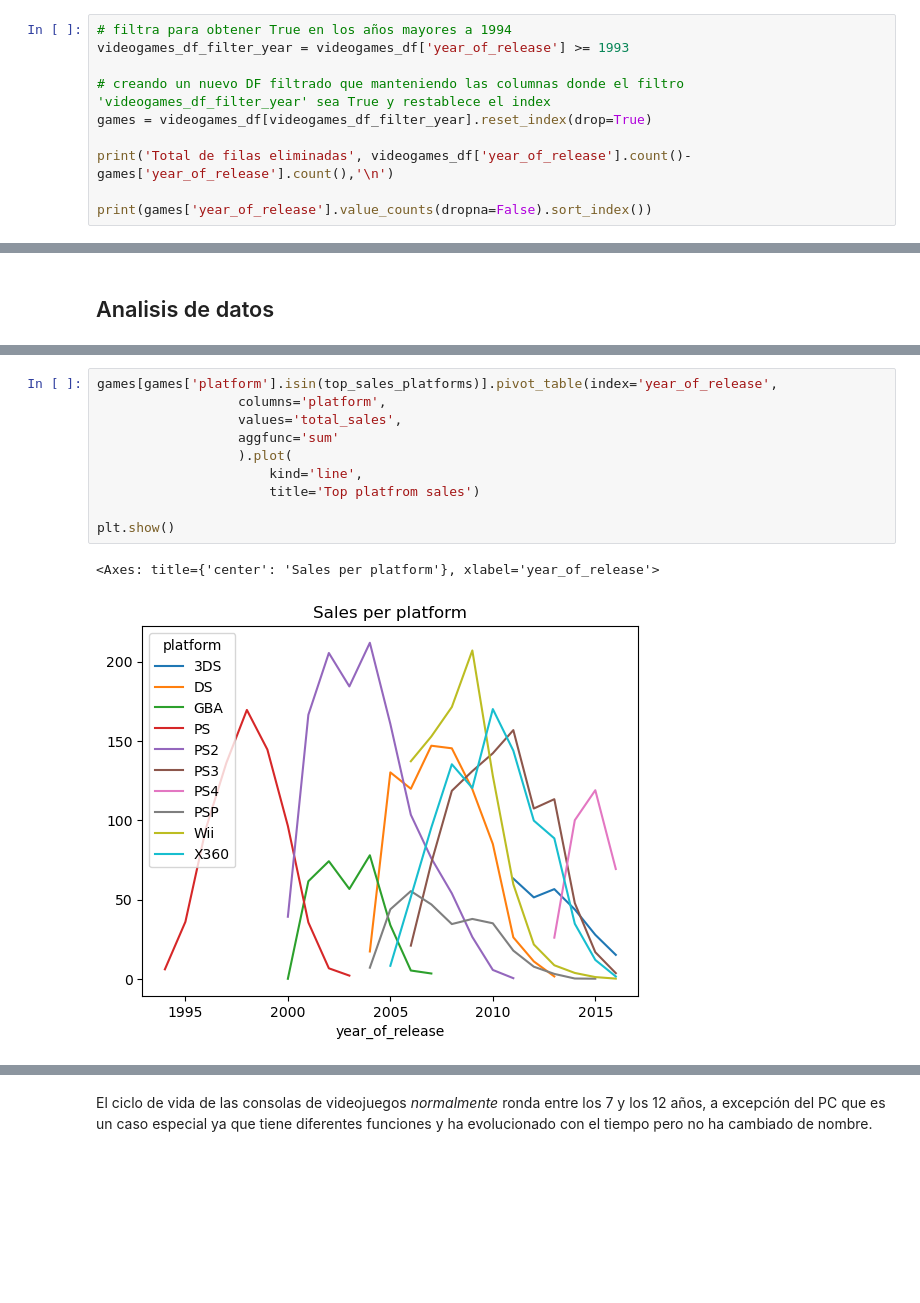
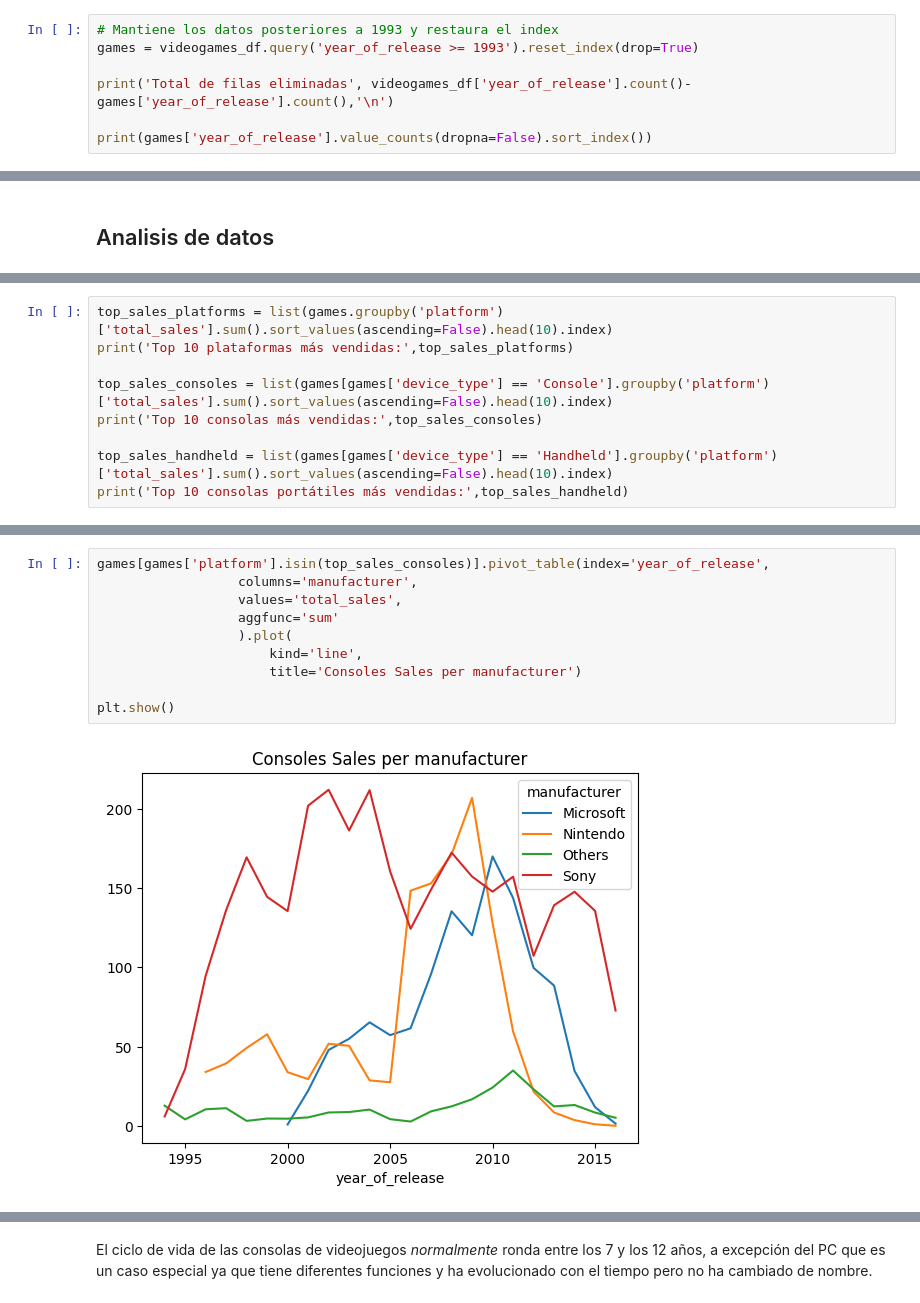
Before and after one commit to enzolozag/videogames_ttp, a Jupyter notebook: notebooks/videogames.ipynb, the cells around one changed output, grey strips where cells are left out. Saved outputs shown, nothing was run; the diff lists cells and outputs as text; blank space fills up the shorter version.

```diff
--- a/notebooks/videogames.ipynb
+++ b/notebooks/videogames.ipynb
@@ -179,11 +179,8 @@ Name: count, dtype: int64
 <Axes: xlabel='year_of_release'>
 [figure]
 # %%
-# filtra para obtener True en los años mayores a 1994
-videogames_df_filter_year = videogames_df['year_of_release'] >= 1993
-
-# creando un nuevo DF filtrado que manteniendo las columnas donde el filtro 'videogames_df_filter_year' sea True y restablece el index
-games = videogames_df[videogames_df_filter_year].reset_index(drop=True)
+# Mantiene los datos posteriores a 1993 y restaura el index
+games = videogames_df.query('year_of_release >= 1993').reset_index(drop=True)
 
 print('Total de filas eliminadas', videogames_df['year_of_release'].count()-games['year_of_release'].count(),'\n')
 
@@ -442,0 +494,9 @@ print(top_sales_platforms)
+# %%
+top_sales_platforms = list(games.groupby('platform')['total_sales'].sum().sort_values(ascending=False).head(10).index)
+print('Top 10 plataformas más vendidas:',top_sales_platforms)
+
+top_sales_consoles = list(games[games['device_type'] == 'Console'].groupby('platform')['total_sales'].sum().sort_values(ascending=False).head(10).index)
+print('Top 10 consolas más vendidas:',top_sales_consoles)
+
+top_sales_handheld = list(games[games['device_type'] == 'Handheld'].groupby('platform')['total_sales'].sum().sort_values(ascending=False).head(10).index)
+print('Top 10 consolas portátiles más vendidas:',top_sales_handheld)
@@ -443,13 +546,12 @@ print(top_sales_platforms)
 # %%
-games[games['platform'].isin(top_sales_platforms)].pivot_table(index='year_of_release',
-                  columns='platform',
+games[games['platform'].isin(top_sales_consoles)].pivot_table(index='year_of_release',
+                  columns='manufacturer',
                   values='total_sales',
                   aggfunc='sum'
                   ).plot(
                       kind='line',
-                      title='Top platfrom sales')
+                      title='Consoles Sales per manufacturer')
 
 plt.show()
 # %% [output]
-<Axes: title={'center': 'Sales per platform'}, xlabel='year_of_release'>
-[figure, old version]
+[figure, new version]
```
Also changed, not shown: parts of 52 cells of this notebook.
